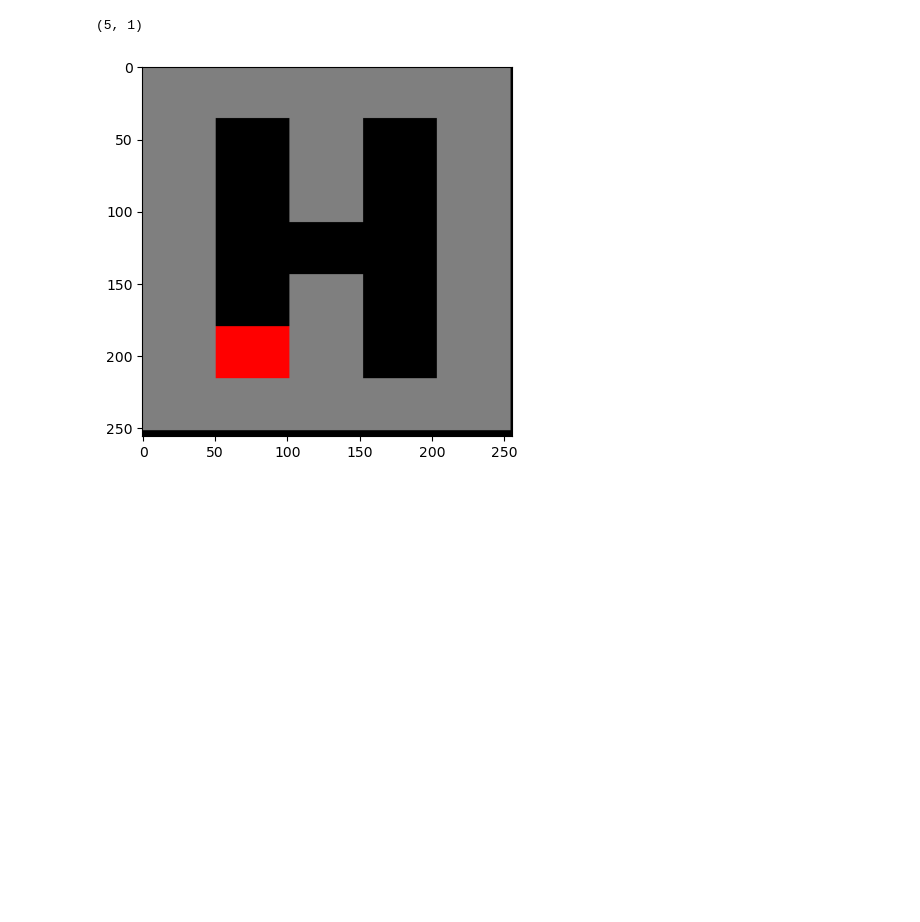
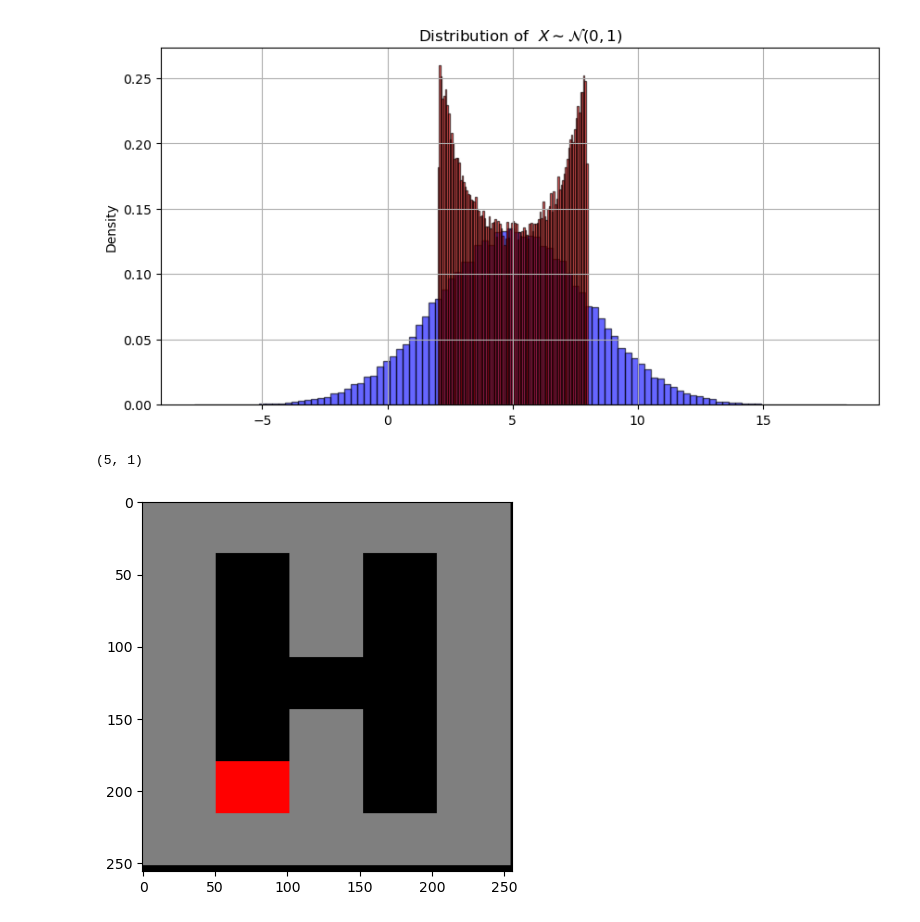
Before and after one commit to msnardakani/cmdp_ray2.2, a Jupyter notebook: environment_tst.ipynb, the cells around one changed output. Saved outputs shown, nothing was run; the diff lists cells and outputs as text; code cells hidden in the pictures; blank space fills up the shorter version.

```diff
--- a/environment_tst.ipynb
+++ b/environment_tst.ipynb
@@ -58,0 +63,23 @@ for _ in range (8):
+# %%
+lb=0
+ub=12
+mu=5
+std=3
+def squashed_sim(lb=0, ub=12, mu=5, std=3):
+    samples=np.random.normal(mu,std, 1000)
+
+    samples_clipped=np.clip(samples,a_min=lb, a_max=ub)
+    print(np.mean(samples_clipped),np.std(samples_clipped),(sum(samples>ub)+sum(samples<lb))/1000)
+
+    samples=np.random.normal(0,1, 1000)
+        # gaussian_samples = np.random.normal(loc=mean, scale=std_dev, size=num_samples)
+
+        # 2. Apply the tanh squashing function
+    squashed_samples = std*np.tanh(samples)+mu
+
+    samples_clipped=np.clip(squashed_samples,a_min=lb, a_max=ub)
+    print(np.mean(samples_clipped),np.std(samples_clipped),(sum(squashed_samples>ub)+sum(squashed_samples<lb))/1000)
+    samples=std*samples+mu
+    samples_clipped= lb+ (np.tanh(samples)+1)*(ub-lb)/2
+
+    print(np.mean(samples_clipped),np.std(samples_clipped),(sum(samples>ub)+sum(samples<lb))/1000)
@@ -59,3 +122,25 @@ for _ in range (8):
+# %%
+import numpy as np
+import matplotlib.pyplot as plt
+from scipy.stats import norm
+
+# Sample X ~ N(0,1)
+x = np.random.normal(0, 1, 100000)
+
+# Transform Y = tanh(X)
+y = std*np.tanh(x)+mu
+x2=np.random.normal(mu, std, 100000)
+plt.figure(figsize=(10, 5))
+plt.hist(x2, bins=100, density=True, alpha=0.6, color='blue', edgecolor='black')
+plt.hist(y, bins=100, density=True, alpha=0.6, color='red', edgecolor='black')
+
+plt.title("Distribution of  $X \\sim \\mathcal{N}(0,1)$")
+# plt.xlabel("Y")
+plt.ylabel("Density")
+plt.grid(True)
+plt.show()
+# %% [output]
+[figure, added]
 # %%
 print(env.agent_state)
 env.render()
```
Also changed, not shown: parts of 20 cells of this notebook, 55 other files.
